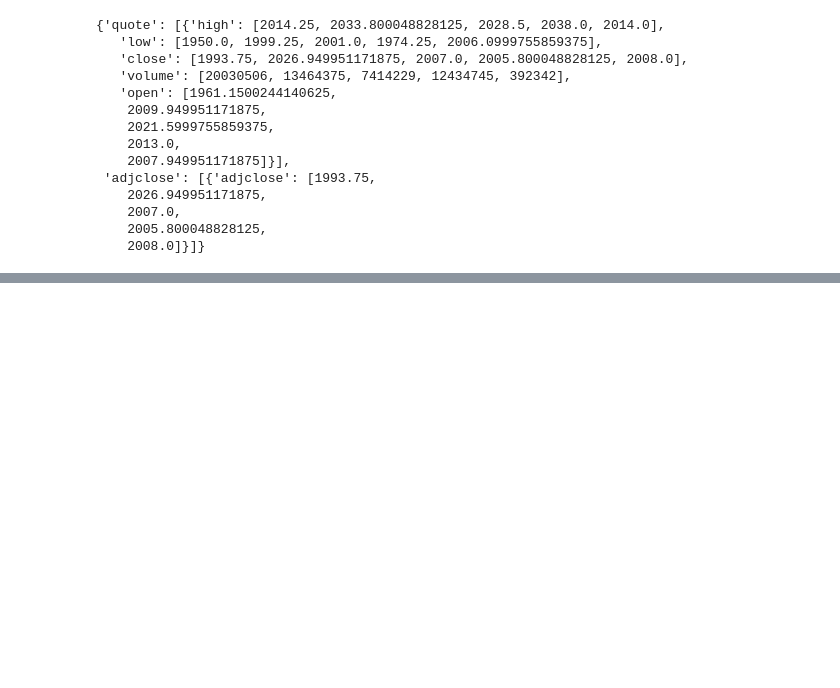
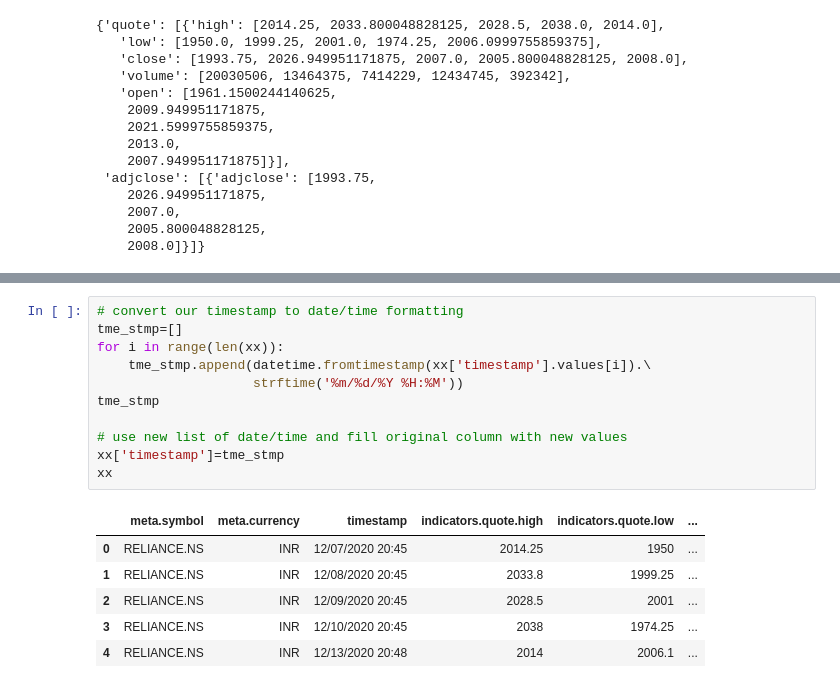
Before and after one commit to MrFuguDataScience/JSON, a Jupyter notebook: Parse_JSON_Stock_Info.ipynb, the cells around one changed output, grey strips where cells are left out. Drawn from its saved outputs; the diff is of its cells as text; blank space fills up the shorter version.

```diff
--- a/Parse_JSON_Stock_Info.ipynb
+++ b/Parse_JSON_Stock_Info.ipynb
@@ -168,0 +236,18 @@ datetime.datetime.fromtimestamp(df_1['timestamp'][0][0]).strftime('%m/%d/%Y %H:%
+# %%
+# convert our timestamp to date/time formatting
+tme_stmp=[]
+for i in range(len(xx)):
+    tme_stmp.append(datetime.fromtimestamp(xx['timestamp'].values[i]).\
+                    strftime('%m/%d/%Y %H:%M'))
+tme_stmp
+
+# use new list of date/time and fill original column with new values
+xx['timestamp']=tme_stmp
+xx
+# %% [output]
+|  | meta.symbol | meta.currency | timestamp | indicators.quote.high | indicators.quote.low | ... |
+| 0 | RELIANCE.NS | INR | 12/07/2020 20:45 | 2014.25 | 1950 | ... |
+| 1 | RELIANCE.NS | INR | 12/08/2020 20:45 | 2033.8 | 1999.25 | ... |
+| 2 | RELIANCE.NS | INR | 12/09/2020 20:45 | 2028.5 | 2001 | ... |
+| 3 | RELIANCE.NS | INR | 12/10/2020 20:45 | 2038 | 1974.25 | ... |
+| 4 | RELIANCE.NS | INR | 12/13/2020 20:48 | 2014 | 2006.1 | ... |
```
Also changed, not shown: parts of 28 cells of this notebook.
